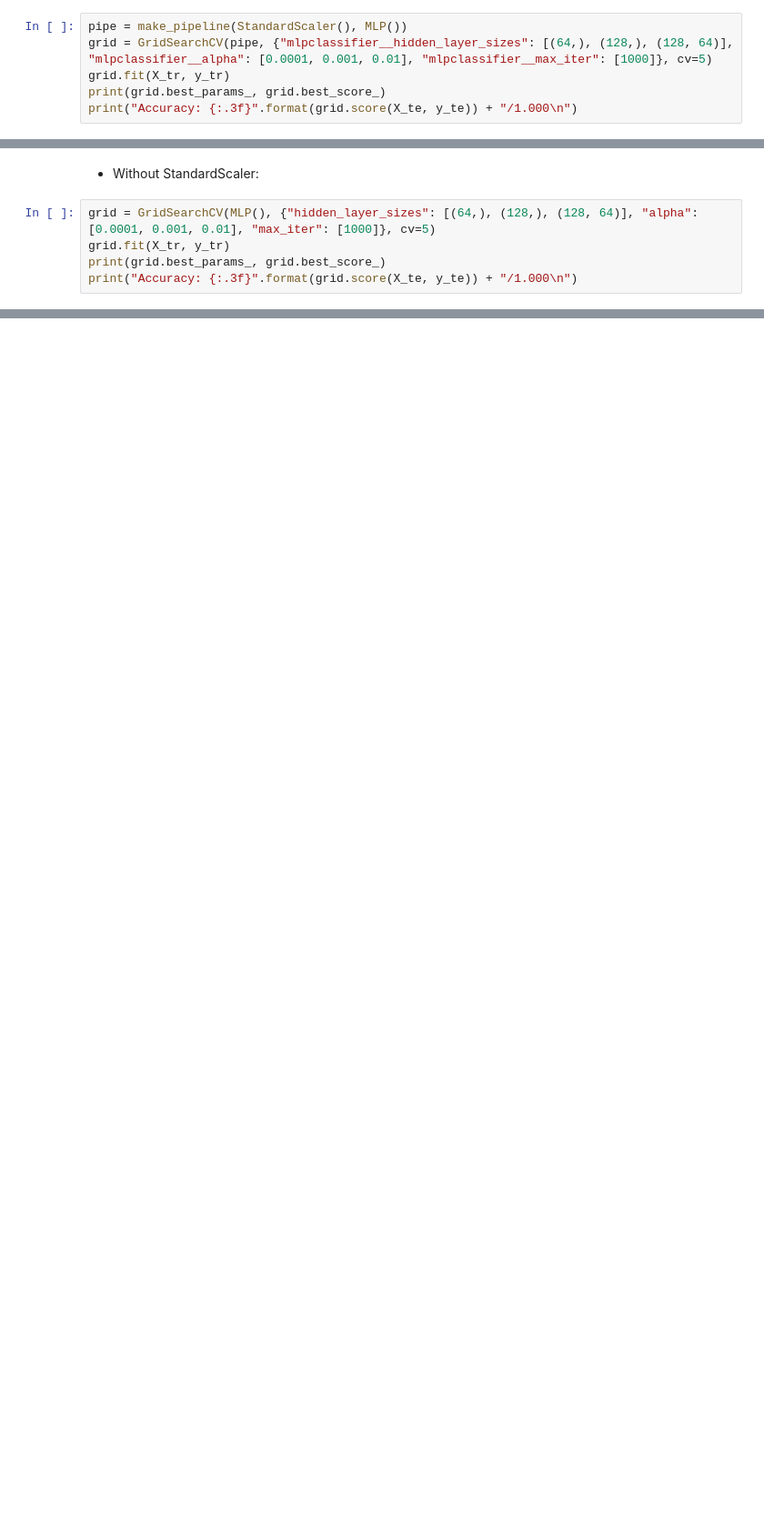
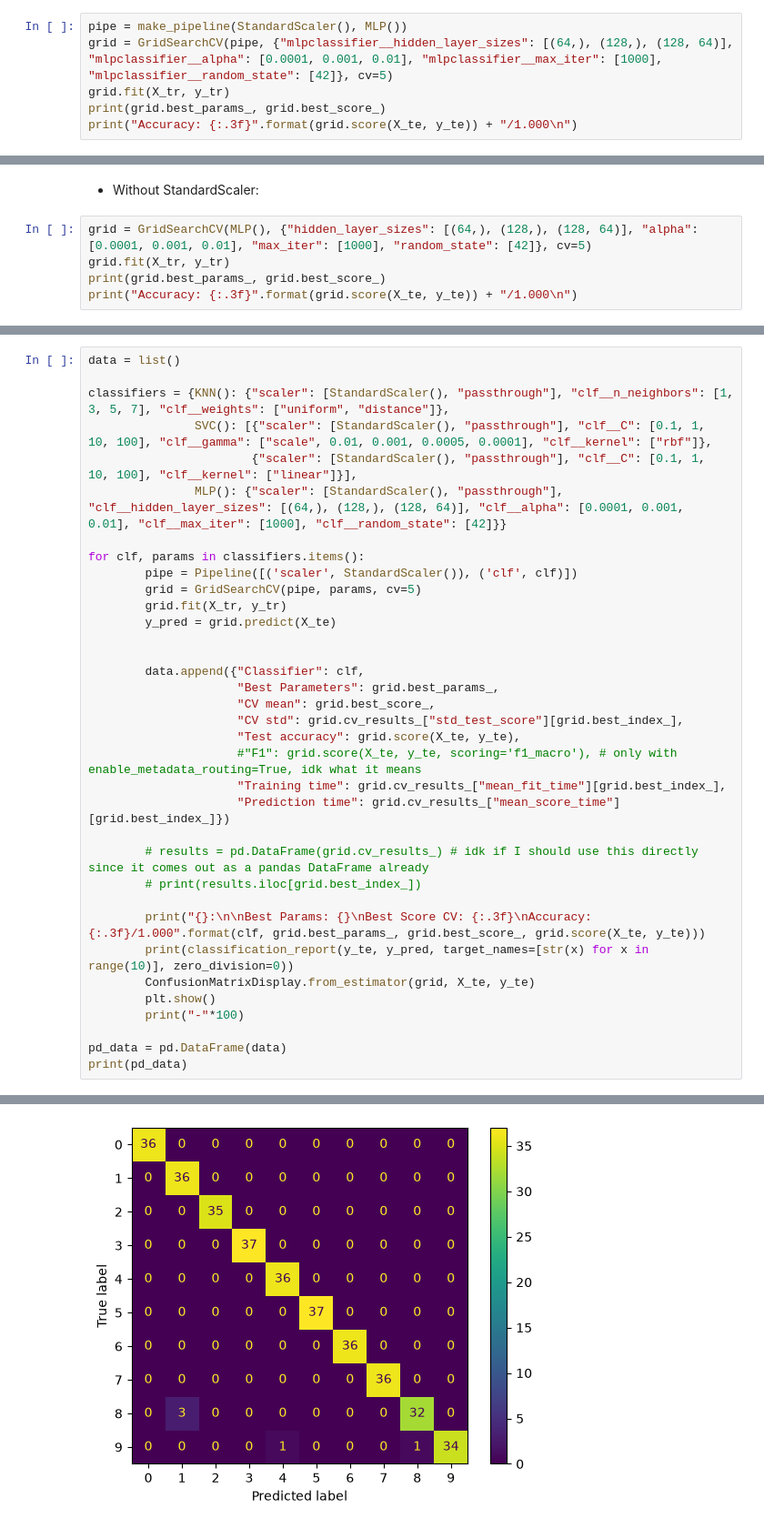
Before and after one commit to migasantunes/Classifiers_KNN_SVM_MLP, a Jupyter notebook: project2.ipynb, the cells around one changed output, grey strips where cells are left out. Shown at 91% size. Drawn from its saved outputs; the diff is of its cells as text; blank space fills up the shorter version.

Commit message:
added a results loop to go through every possibility and gather the values of the best to show and plot

```diff
--- a/project2.ipynb
+++ b/project2.ipynb
@@ -127,7 +151,7 @@ For this dataset, using StandardScaler has a negative effect, the accuracy is lo
 - With StandardScaler:
 # %%
 pipe = make_pipeline(StandardScaler(), MLP())
-grid = GridSearchCV(pipe, {"mlpclassifier__hidden_layer_sizes": [(64,), (128,), (128, 64)], "mlpclassifier__alpha": [0.0001, 0.001, 0.01], "mlpclassifier__max_iter": [1000]}, cv=5)
+grid = GridSearchCV(pipe, {"mlpclassifier__hidden_layer_sizes": [(64,), (128,), (128, 64)], "mlpclassifier__alpha": [0.0001, 0.001, 0.01], "mlpclassifier__max_iter": [1000], "mlpclassifier__random_state": [42]}, cv=5)
 grid.fit(X_tr, y_tr)
 print(grid.best_params_, grid.best_score_)
 print("Accuracy: {:.3f}".format(grid.score(X_te, y_te)) + "/1.000\n")
@@ -137,7 +161,7 @@ Accuracy: 0.981/1.000
 # %% [markdown]
 - Without StandardScaler:
 # %%
-grid = GridSearchCV(MLP(), {"hidden_layer_sizes": [(64,), (128,), (128, 64)], "alpha": [0.0001, 0.001, 0.01], "max_iter": [1000]}, cv=5)
+grid = GridSearchCV(MLP(), {"hidden_layer_sizes": [(64,), (128,), (128, 64)], "alpha": [0.0001, 0.001, 0.01], "max_iter": [1000], "random_state": [42]}, cv=5)
 grid.fit(X_tr, y_tr)
 print(grid.best_params_, grid.best_score_)
 print("Accuracy: {:.3f}".format(grid.score(X_te, y_te)) + "/1.000\n")
@@ -146,0 +173,36 @@ Accuracy: 0.989/1.000
+# %%
+data = list()
+
+classifiers = {KNN(): {"scaler": [StandardScaler(), "passthrough"], "clf__n_neighbors": [1, 3, 5, 7], "clf__weights": ["uniform", "distance"]},
+               SVC(): [{"scaler": [StandardScaler(), "passthrough"], "clf__C": [0.1, 1, 10, 100], "clf__gamma": ["scale", 0.01, 0.001, 0.0005, 0.0001], "clf__kernel": ["rbf"]},
+                       {"scaler": [StandardScaler(), "passthrough"], "clf__C": [0.1, 1, 10, 100], "clf__kernel": ["linear"]}],
+               MLP(): {"scaler": [StandardScaler(), "passthrough"], "clf__hidden_layer_sizes": [(64,), (128,), (128, 64)], "clf__alpha": [0.0001, 0.001, 0.01], "clf__max_iter": [1000], "clf__random_state": [42]}}
+
+for clf, params in classifiers.items():
+        pipe = Pipeline([('scaler', StandardScaler()), ('clf', clf)])
+        grid = GridSearchCV(pipe, params, cv=5)
+        grid.fit(X_tr, y_tr)
+        y_pred = grid.predict(X_te)
+
+
+        data.append({"Classifier": clf,
+                     "Best Parameters": grid.best_params_,
+                     "CV mean": grid.best_score_,
+                     "CV std": grid.cv_results_["std_test_score"][grid.best_index_],
+                     "Test accuracy": grid.score(X_te, y_te),
+                     #"F1": grid.score(X_te, y_te, scoring='f1_macro'), # only with enable_metadata_routing=True, idk what it means
+                     "Training time": grid.cv_results_["mean_fit_time"][grid.best_index_],
+                     "Prediction time": grid.cv_results_["mean_score_time"][grid.best_index_]})
+
+        # results = pd.DataFrame(grid.cv_results_) # idk if I should use this directly since it comes out as a pandas DataFrame already
+        # print(results.iloc[grid.best_index_])
+
+        print("{}:\n\nBest Params: {}\nBest Score CV: {:.3f}\nAccuracy: {:.3f}/1.000".format(clf, grid.best_params_, grid.best_score_, grid.score(X_te, y_te)))
+        print(classification_report(y_te, y_pred, target_names=[str(x) for x in range(10)], zero_division=0))
+        ConfusionMatrixDisplay.from_estimator(grid, X_te, y_te)
+        plt.show()
+        print("-"*100)
+
+pd_data = pd.DataFrame(data)
+print(pd_data)
+# %% [output]
@@ -146,0 +226 @@ Accuracy: 0.989/1.000
+[figure, added]
```
Also changed, not shown: parts of 7 cells of this notebook.
